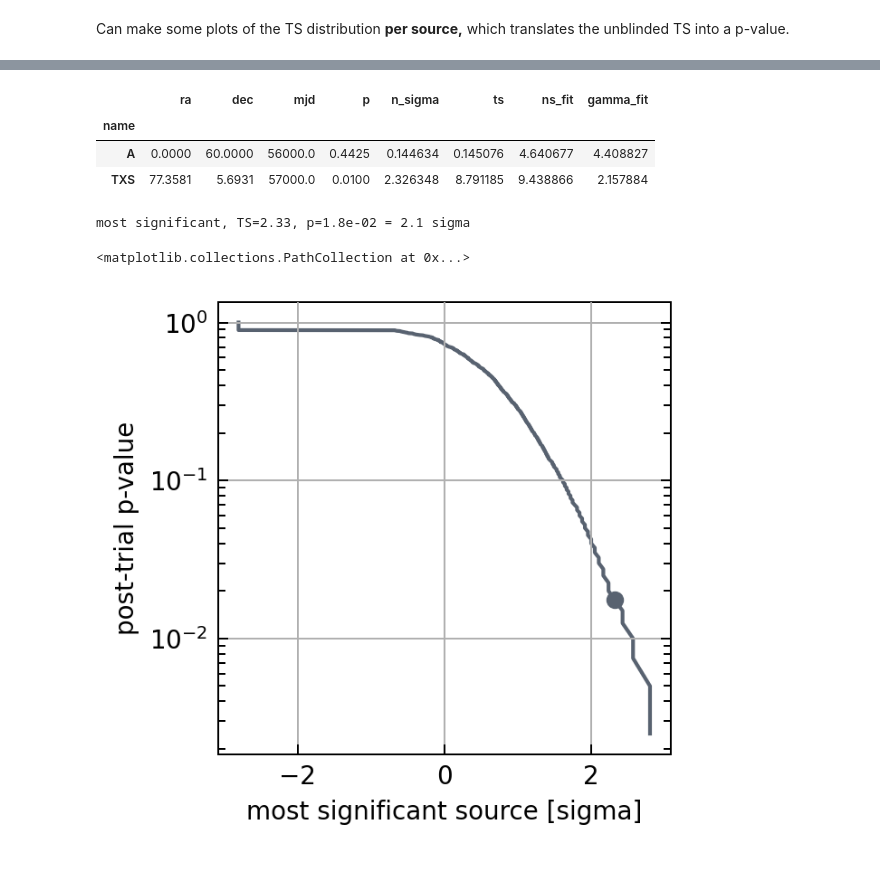
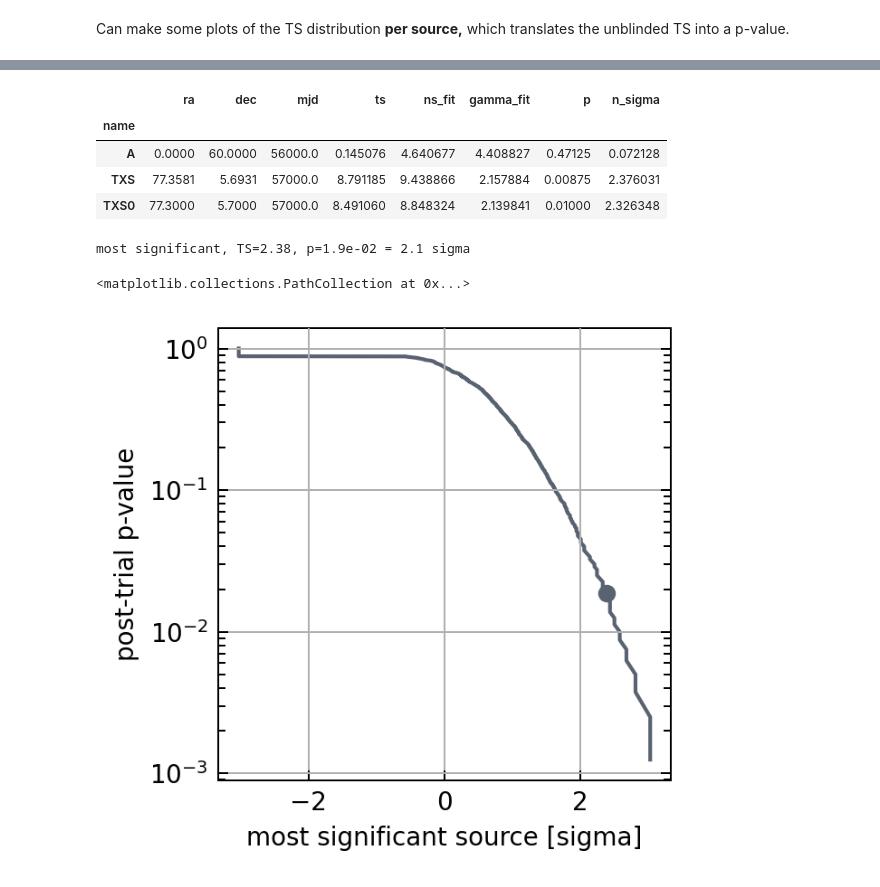
Before and after one commit to icecube/skyllh, a Jupyter notebook: doc/sphinx/tutorials/supernova.ipynb, the cells around one changed output, grey strips where cells are left out. Drawn from its saved outputs; the diff is of its cells as text; code cells hidden in the pictures.

```diff
--- a/doc/sphinx/tutorials/supernova.ipynb
+++ b/doc/sphinx/tutorials/supernova.ipynb
@@ -36,7 +36,9 @@ We create the ``Analysis`` instance for some fake catalogue:
 # - one matching location and time of the 2014/15 TXS excess
 cat = pd.read_csv(StringIO("""name,ra,dec,mjd
 A,0.0,60.0,56000.
-TXS,77.3581,5.6931,57000."""), index_col=0) # use name as index column
+TXS,77.3581,5.6931,57000.
+TXS0,77.3,5.7,57000.
+"""), index_col=0) # use name as index column
 # %%
 # common BPL parameters; these would be chosen from the model
 bpl_params = {'dt_break': [10, 20], 'alpha': [2,3,4]}
@@ -74,12 +76,13 @@ for i_src, name in enumerate(cat.index):
 Run background trials, i.e. ``mean_n_sig=0``
 # %%
 outdir = "./output"
+cat_names = "_".join(cat.index)
 os.makedirs(outdir, exist_ok=True)
-bg_trials_path = os.path.join(outdir, "bg_trials.npy")
+bg_trials_path = os.path.join(outdir, f"bg_trials.{cat_names}.npy")
 
 # Set up correlated trials:
 seed = 4
-n_trial = 200 # 1 minute/(100 trials x sources)
+n_trial = 400 # 1 minute/(100 trials x sources)
 np_rs = np.random.RandomState(seed)
 seeds = np_rs.randint(2**32, size=n_trial) # reproducible set of RNG seeds
 
@@ -98,7 +101,7 @@ for _name, _ana in ana.items():
         )
         print(f"[{i_seed + 1:5d} / {seeds.size}]", end="\r")
 
-    print("\n [ Done. ]")
+    print("\n[ Done. ]")
     bg_trials.append(np.concatenate(_bg_trials))
 # (I think it's supposed to work otherwise, and then we'd get the benefits of a common progress bar
 # and multiprocessing, but currently not seeing that it actually works.)
@@ -192,10 +211,11 @@ cat["p"] = p
 cat["n_sigma"] = n_sigma
 cat
 # %% [output]
-|  | ra | dec | mjd | p | n_sigma | ts | ns_fit | gamma_fit |
+|  | ra | dec | mjd | ts | ns_fit | gamma_fit | p | n_sigma |
 | name |  |  |  |  |  |  |  |  |
-| A | 0.0000 | 60.0000 | 56000.0 | 0.4425 | 0.144634 | 0.145076 | 4.640677 | 4.408827 |
-| TXS | 77.3581 | 5.6931 | 57000.0 | 0.0100 | 2.326348 | 8.791185 | 9.438866 | 2.157884 |
+| A | 0.0000 | 60.0000 | 56000.0 | 0.145076 | 4.640677 | 4.408827 | 0.47125 | 0.072128 |
+| TXS | 77.3581 | 5.6931 | 57000.0 | 8.791185 | 9.438866 | 2.157884 | 0.00875 | 2.376031 |
+| TXS0 | 77.3000 | 5.7000 | 57000.0 | 8.491060 | 8.848324 | 2.139841 | 0.01000 | 2.326348 |
 # %%
 # Now we insert some new axes to do this p-value calculation for every BG trial per source
 ts0 = bg_trials['ts']
@@ -210,13 +230,17 @@ n_sigma_max0 = st.norm.isf(p_min0)
 # %%
 # The same plot as before, now for the best n-sigma of the unblinding and each correlated BG trial.
 plt.xlabel("most significant source [sigma]")
 plt.ylabel("post-trial p-value")
 
-plot_sf(plt.gca(), n_sigma_max0, color="C0")
+plot_sf(n_sigma_max0, color="C0")
 plt.semilogy()
 p_post = print_p(n_sigma_max, n_sigma_max0, "most significant")
 plt.scatter(n_sigma_max, p_post, color="C0")
+# TXS is 2% post-trial
+# which is a trial factor of 2
+# (the number of independent sources)
+# rather than 3 (the number of entries in the catalogue)
 # %% [output]
-most significant, TS=2.33, p=1.8e-02 = 2.1 sigma
+most significant, TS=2.38, p=1.9e-02 = 2.1 sigma
 <matplotlib.collections.PathCollection at 0x...>
-[figure, old version]
+[figure, new version]
```
Also changed, not shown: parts of 3 cells of this notebook.
